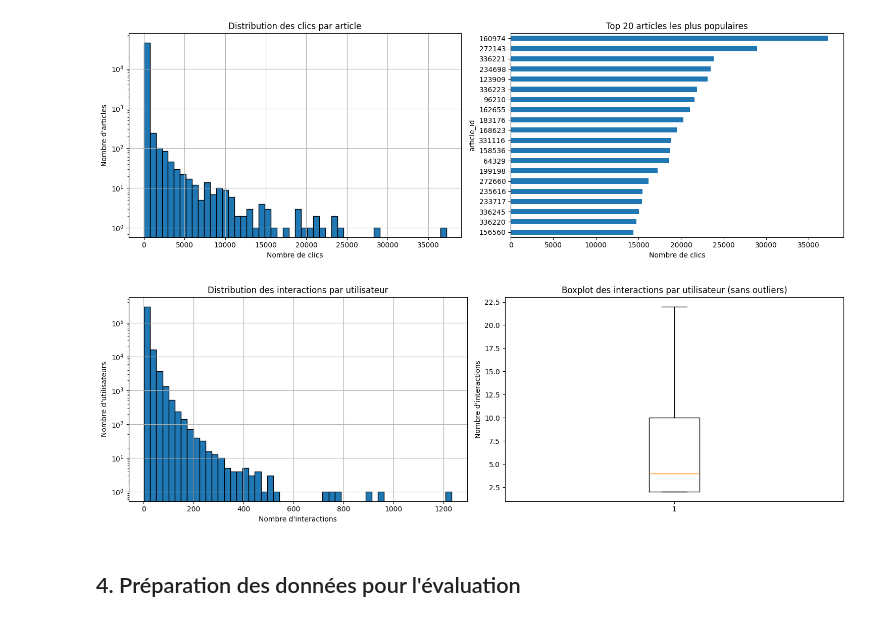
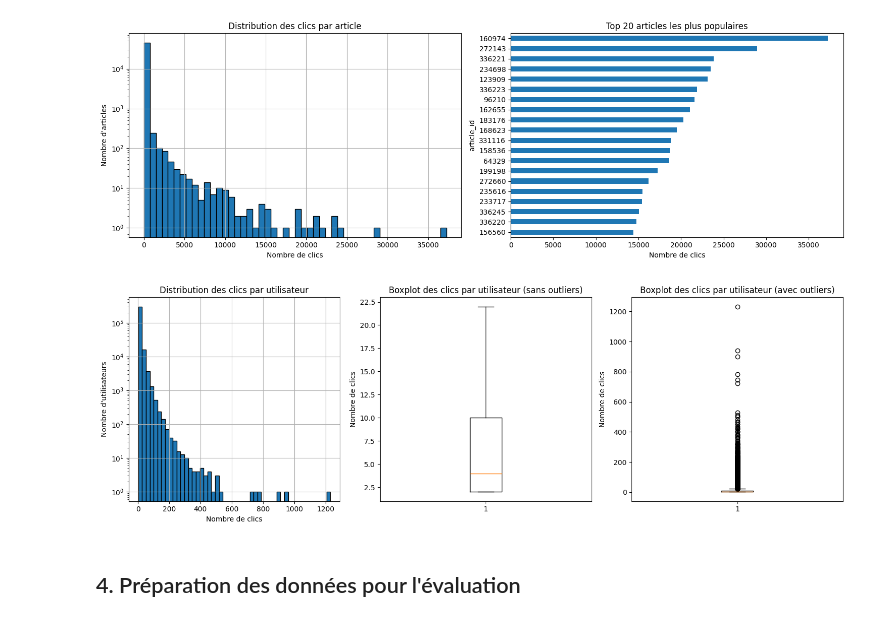
Before and after one commit to nicop1709/P10, a Jupyter notebook: Notebook_recommender_system.ipynb, the cells around one changed output. Cells and saved outputs as stored; diff of their text form; code cells hidden in the pictures.

```diff
--- a/Notebook_recommender_system.ipynb
+++ b/Notebook_recommender_system.ipynb
@@ -188,24 +264,29 @@ dtype: int64
 [figure]
 # %%
 # Distribution des clics par utilisateur
-fig, axes = plt.subplots(1, 2, figsize=(15, 5))
+fig, axes = plt.subplots(1, 3, figsize=(15, 5))
 
 # Histogramme
 interactions_per_user.hist(bins=50, ax=axes[0], edgecolor='black')
-axes[0].set_xlabel('Nombre d\'interactions')
+axes[0].set_xlabel('Nombre de clics')
 axes[0].set_ylabel('Nombre d\'utilisateurs')
-axes[0].set_title('Distribution des interactions par utilisateur')
+axes[0].set_title('Distribution des clics par utilisateur')
 axes[0].set_yscale('log')
 
 # Boxplot
-axes[1].boxplot(interactions_per_user.values, showfliers=False)
-axes[1].set_ylabel('Nombre d\'interactions')
-axes[1].set_title('Boxplot des interactions par utilisateur (sans outliers)')
+axes[1].boxplot(interactions_per_user.values, showfliers=False) # False pour enlever les outliers basé sur IQR = Q3-Q1 et LimitHigh = Q3+1.5*IQR et LimitLow = Q1-1.5*IQR
+axes[1].set_ylabel('Nombre de clics')
+axes[1].set_title('Boxplot des clics par utilisateur (sans outliers)')
+
+# Boxplot
+axes[2].boxplot(interactions_per_user.values, showfliers=True)
+axes[2].set_ylabel('Nombre de clics')
+axes[2].set_title('Boxplot des clics par utilisateur (avec outliers)')
 
 plt.tight_layout()
 plt.show()
 # %% [output]
-[figure, old version]
+[figure, new version]
 # %% [markdown]
 ## 4. Préparation des données pour l'évaluation
 # %%
```
Also changed, not shown: parts of 13 cells of this notebook, 3 other files.
